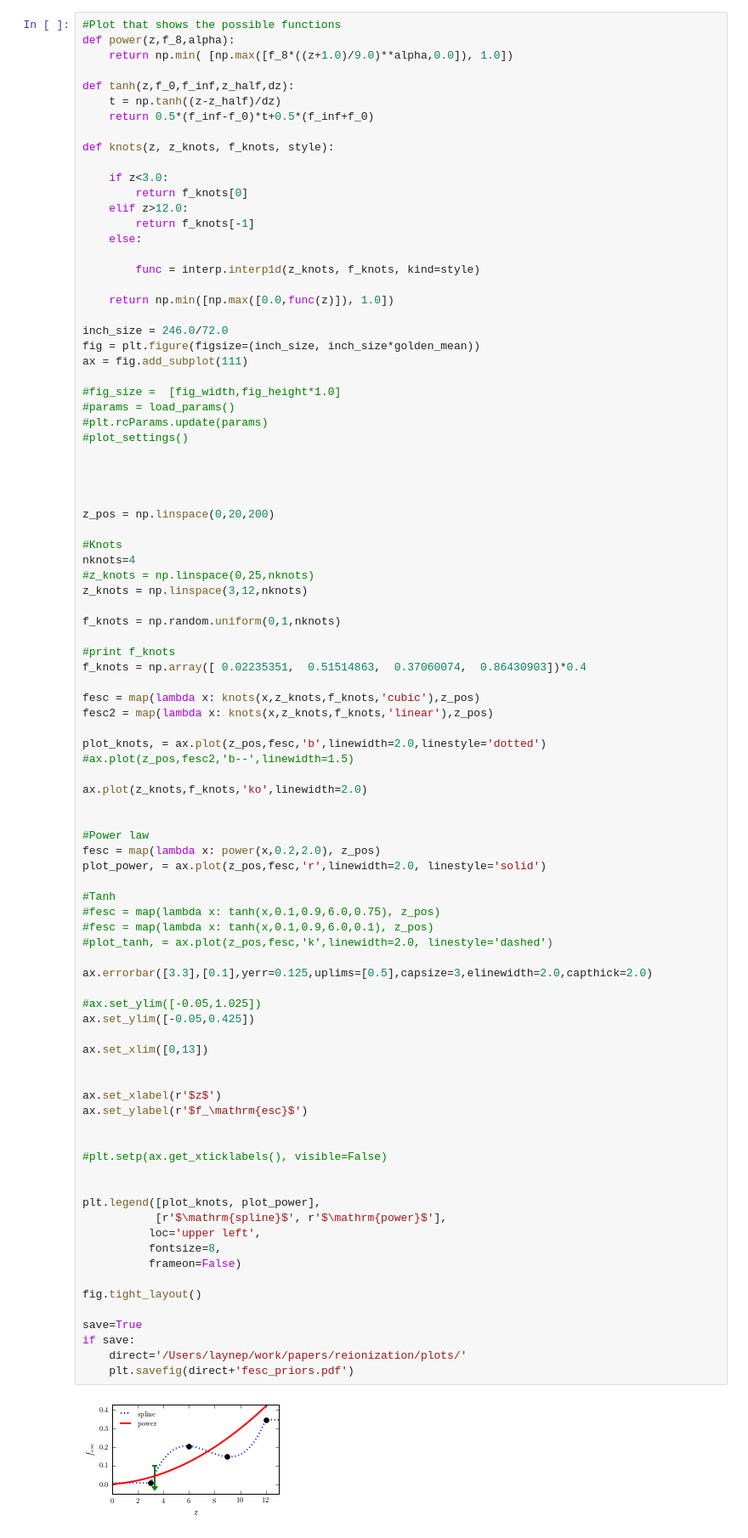
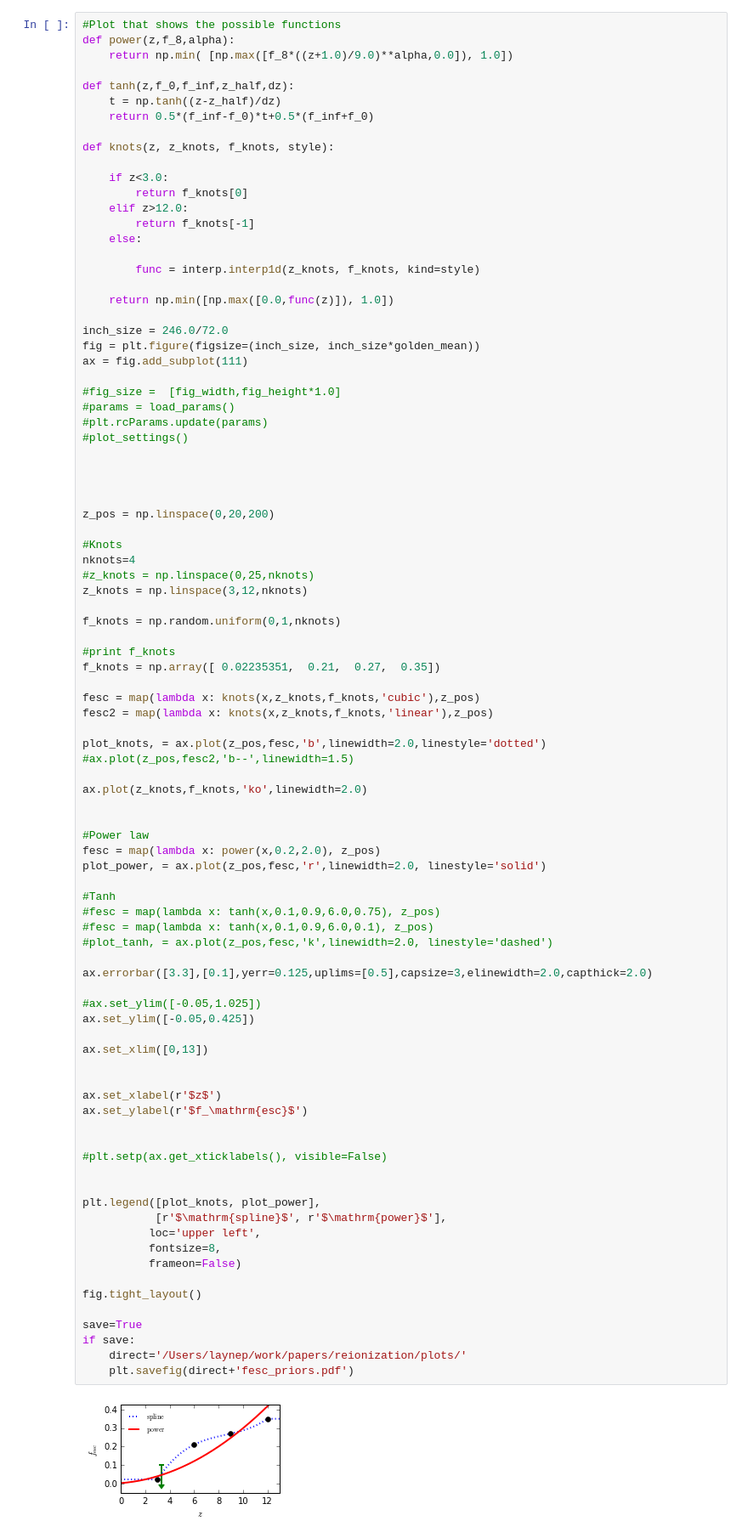
Before and after one commit to laynep/tau_calc_reion, a Jupyter notebook: data_postprocessing.ipynb, the cells around one changed output. Shown at 85% size. Drawn from its saved outputs; the diff is of its cells as text.

```diff
--- a/data_postprocessing.ipynb
+++ b/data_postprocessing.ipynb
@@ -81,7 +81,7 @@ z_knots = np.linspace(3,12,nknots)
 f_knots = np.random.uniform(0,1,nknots)
 
 #print f_knots
-f_knots = np.array([ 0.02235351,  0.51514863,  0.37060074,  0.86430903])*0.4
+f_knots = np.array([ 0.02235351,  0.21,  0.27,  0.35])
 
 fesc = map(lambda x: knots(x,z_knots,f_knots,'cubic'),z_pos)
 fesc2 = map(lambda x: knots(x,z_knots,f_knots,'linear'),z_pos)
@@ -102,34 +102,34 @@ plot_power, = ax.plot(z_pos,fesc,'r',linewidth=2.0, linestyle='solid')
 #plot_tanh, = ax.plot(z_pos,fesc,'k',linewidth=2.0, linestyle='dashed')
 
 ax.errorbar([3.3],[0.1],yerr=0.125,uplims=[0.5],capsize=3,elinewidth=2.0,capthick=2.0)
 
 #ax.set_ylim([-0.05,1.025])
 ax.set_ylim([-0.05,0.425])
 
 ax.set_xlim([0,13])
 
 
 ax.set_xlabel(r'$z$')
 ax.set_ylabel(r'$f_\mathrm{esc}$')
 
 
 #plt.setp(ax.get_xticklabels(), visible=False)
 
 
 plt.legend([plot_knots, plot_power],
            [r'$\mathrm{spline}$', r'$\mathrm{power}$'],
           loc='upper left',
           fontsize=8,
           frameon=False)
 
 fig.tight_layout()
 
 save=True
 if save:
     direct='/Users/laynep/work/papers/reionization/plots/'
     plt.savefig(direct+'fesc_priors.pdf')
 # %% [output]
-[figure, old version]
+[figure, new version]
 # %%
 #Triangle plot for power law model
 
```
Also changed, not shown: parts of 21 cells of this notebook, 1 other file.
